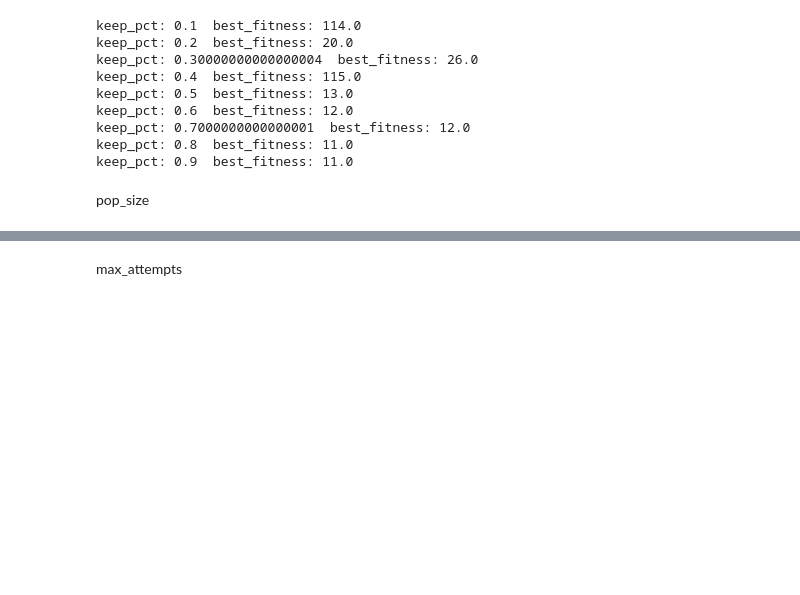
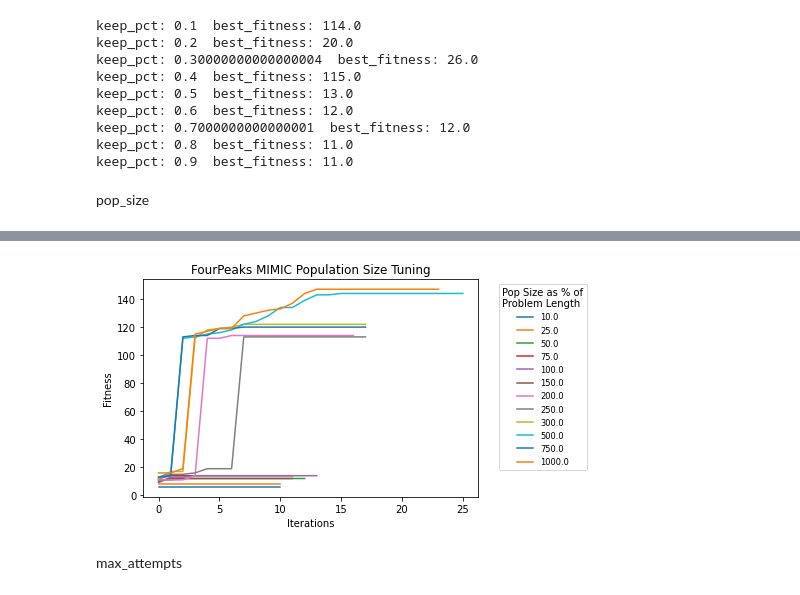
Before and after one commit to amandahutter/CS_7641, a Jupyter notebook: HW2/GT CS 7641 FourPeaks.ipynb, the cells around one changed output, grey strips where cells are left out. Saved outputs shown, nothing was run; the diff lists cells and outputs as text; code cells hidden in the pictures; blank space fills up the shorter version.

```diff
--- a/HW2/GT CS 7641 FourPeaks.ipynb
+++ b/HW2/GT CS 7641 FourPeaks.ipynb
@@ -97,7 +98,7 @@ max_attempts_list = [10, 100, 1000, 10000, 100000]
 
 for num in max_attempts_list:
 
-    best_state, best_fitness = mlrose.random_hill_climb(problem=problem1, restarts = 10,
+    best_state, best_fitness = mlrose.random_hill_climb(problem=problem1, restarts = 50,
                                                    max_attempts = int(num), max_iters = 1000,
                                                    random_state = 42)
     #print(best_state)
@@ -219,7 +220,7 @@ print(best_fitness)
 # %% [markdown]
 pop_size
 # %%
-pop_size_list = [.10, .25, .50, .75, 1.0, 1.50, 2.0, 2.50, 3.0, 5.0]
+pop_size_list = [.10, .25, .50, .75, 1.0, 1.50, 2.0, 2.50, 3.0, 5.0, 7.0, 10.0]
 problem_length = problem1.length
 
 for num in pop_size_list:
@@ -328,7 +391,6 @@ pop_size
 # %%
-pop_size_list = [.10, .25, .50, .75, 1.0, 1.50, 2.0, 2.50, 3.0, 5.0]
+pop_size_list = [.10, .25, .50, .75, 1.0, 1.50, 2.0, 2.50, 3.0, 5.0, 7.5, 10]
 problem_length = problem1.length
-
 
 for num in pop_size_list:
     size =  num * problem_length
@@ -353,0 +418,20 @@ pop_size: 500.0  best_fitness: 134.0
+# %%
+pop_size_list = [.10, .25, .50, .75, 1.0, 1.50, 2.0, 2.50, 3.0, 5.0, 7.5, 10.0]
+problem_length = problem1.length
+
+mimic_dict = {'pop_size':[],
+          'best_fitness':[],
+         'curve':[]}
+
+for num in pop_size_list:
+    size =  num * problem_length
+
+    best_state, best_fitness, curve = mlrose.mimic(problem=problem1,
+                                                  pop_size = int(size), keep_pct = 0.10,
+                                                   max_attempts = 10, max_iters = 1000,
+                                                        random_state = 42, curve = True)
+    mimic_dict['pop_size'].append(size)
+    mimic_dict['best_fitness'].append(best_fitness)
+    mimic_dict['curve'].append(curve)
+
+    print("pop_size:", size, " best_fitness:",best_fitness)
@@ -354,3 +451,17 @@ pop_size: 500.0  best_fitness: 134.0
+# %%
+for i in range(len(mimic_dict['curve'])):
+    y = mimic_dict['curve'][i]
+    label = mimic_dict['pop_size'][i]
+
+    plt.plot(y, label=label)
+
+plt.title("FourPeaks MIMIC Population Size Tuning")
+plt.ylabel("Fitness")
+plt.xlabel("Iterations")
+plt.legend(title='Pop Size as % of\nProblem Length', bbox_to_anchor=(1.05, 1), loc='upper left',fontsize='small', fancybox=True)
+plt.show()
+# %% [output]
+[figure, added]
 # %% [markdown]
 max_attempts
 # %%
```
Also changed, not shown: parts of 12 cells of this notebook, 2 other files.
